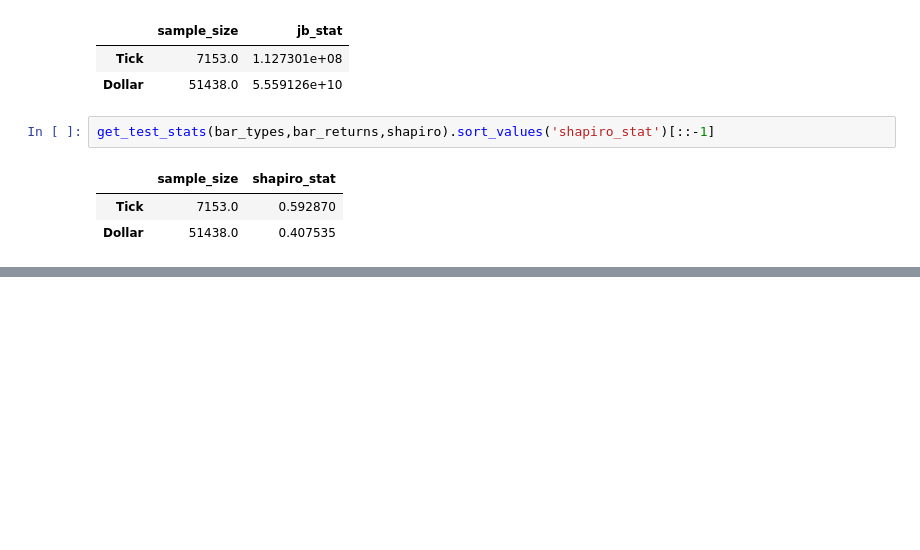
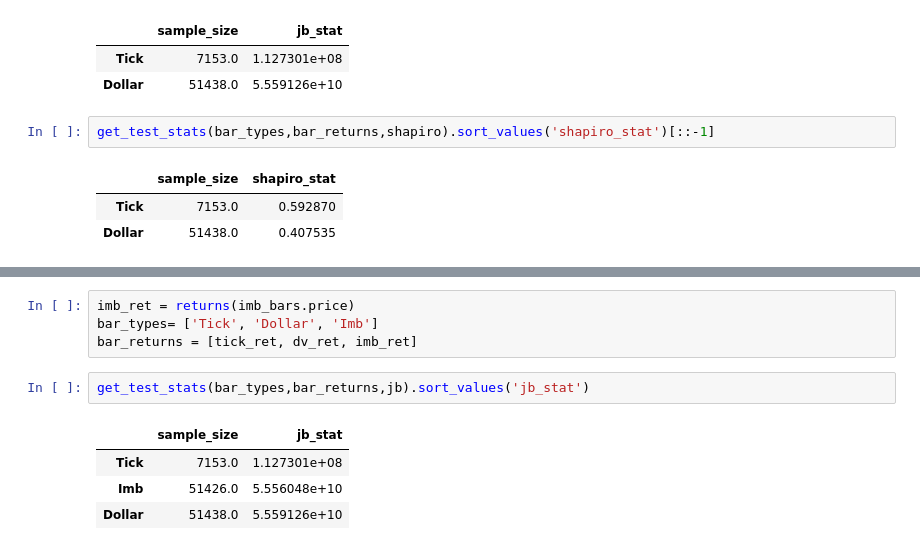
Before and after one commit to Dynami/Adv_Fin_ML_Exercises, a Jupyter notebook: notebooks/trying/test_01.ipynb, the cells around one changed output, grey strips where cells are left out. Drawn from its saved outputs; the diff is of its cells as text; blank space fills up the shorter version.

Commit message:
modified:   Tick, Volume, Dollar Volume Bars.ipynb 	modified:   trying/test_01.ipynb 	modified:   ../src/features/bars.py

```diff
--- a/notebooks/trying/test_01.ipynb
+++ b/notebooks/trying/test_01.ipynb
@@ -167,0 +190,11 @@ get_test_stats(bar_types,bar_returns,shapiro).sort_values('shapiro_stat')[::-1]
+# %%
+imb_ret = returns(imb_bars.price)
+bar_types= ['Tick', 'Dollar', 'Imb']
+bar_returns = [tick_ret, dv_ret, imb_ret]
+# %%
+get_test_stats(bar_types,bar_returns,jb).sort_values('jb_stat')
+# %% [output]
+|  | sample_size | jb_stat |
+| Tick | 7153.0 | 1.127301e+08 |
+| Imb | 51426.0 | 5.556048e+10 |
+| Dollar | 51438.0 | 5.559126e+10 |
```
Also changed, not shown: parts of 6 cells of this notebook, 2 other files.
